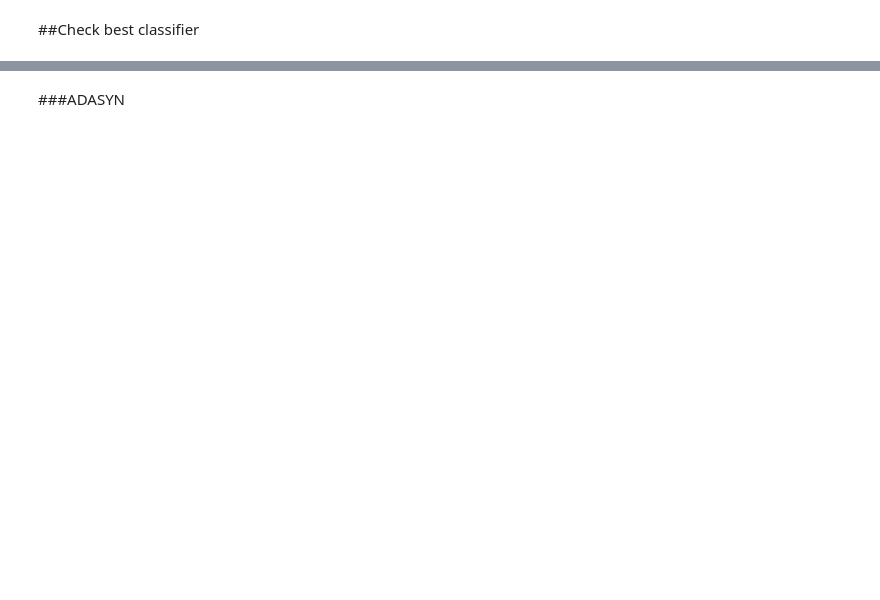
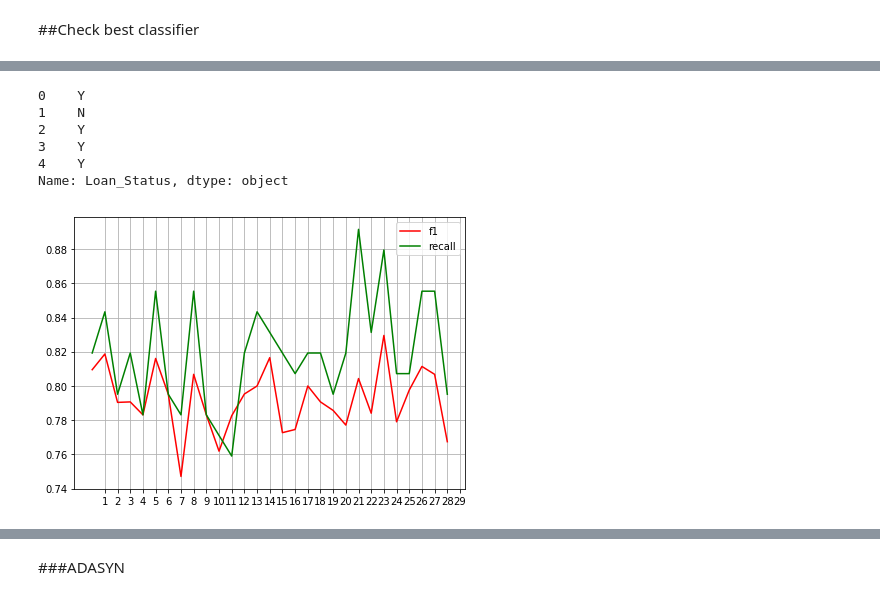
Before and after one commit to noushadkhan01/Projects, a Jupyter notebook: Hackathons/Analytics Vidhya/Loan Approval Prediction/Predict_Loan_Approval_Analytics_Vidhya_Hackathon.ipynb, the cells around one changed output, grey strips where cells are left out. Drawn from its saved outputs; the diff is of its cells as text; code cells hidden in the pictures; blank space fills up the shorter version.

```diff
--- a/Hackathons/Analytics Vidhya/Loan Approval Prediction/Predict_Loan_Approval_Analytics_Vidhya_Hackathon.ipynb
+++ b/Hackathons/Analytics Vidhya/Loan Approval Prediction/Predict_Loan_Approval_Analytics_Vidhya_Hackathon.ipynb
@@ -328,0 +377,11 @@ X_train.shape, X_test.shape, y_train.shape, y_test.shape
+# %%
+y[:5]
+# %% [output]
+0    Y
+1    N
+2    Y
+3    Y
+4    Y
+Name: Loan_Status, dtype: object
+# %%
+y.replace(['N', 'Y'], [0, 1], inplace = True)
@@ -328,0 +390,27 @@ X_train.shape, X_test.shape, y_train.shape, y_test.shape
+# %%
+from sklearn.model_selection import train_test_split
+f1_scores = []
+recall_scores = []
+for i in range(1, 30):
+  sm = SMOTE(k_neighbors = i, random_state = 0)
+  X_sm, y_sm = sm.fit_resample(X_sc, y)
+  X_train, X_test, y_train, y_test = train_test_split(X_sm, y_sm, test_size = .2, random_state = 0)
+  X_train.shape, X_test.shape, y_train.shape, y_test.shape
+  model = RandomForestClassifier(random_state = 0)
+  from sklearn.metrics import f1_score, recall_score
+  model.fit(X_train, y_train)
+  y_pred = model.predict(X_test)
+  f1_score = f1_score(y_test, y_pred)
+  f1_scores.append(f1_score)
+  recall_score = recall_score(y_test, y_pred)
+  recall_scores.append(recall_score)
+# %%
+plt.figure(figsize = (7, 5))
+plt.plot(f1_scores, c = 'r', label = 'f1')
+plt.plot(recall_scores, c = 'g', label = 'recall')
+plt.xticks(range(1, 30))
+plt.grid()
+plt.legend()
+plt.show()
+# %% [output]
+[figure, added]
```
Also changed, not shown: parts of 48 cells of this notebook.
